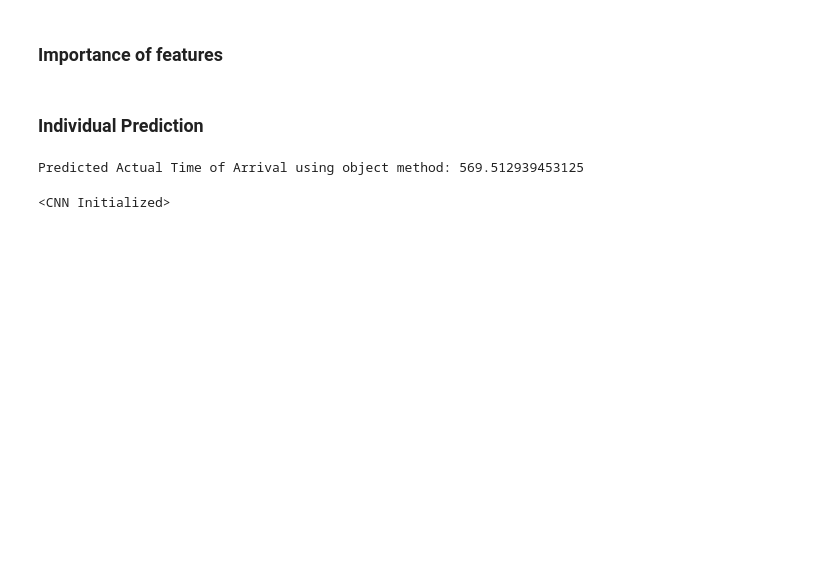
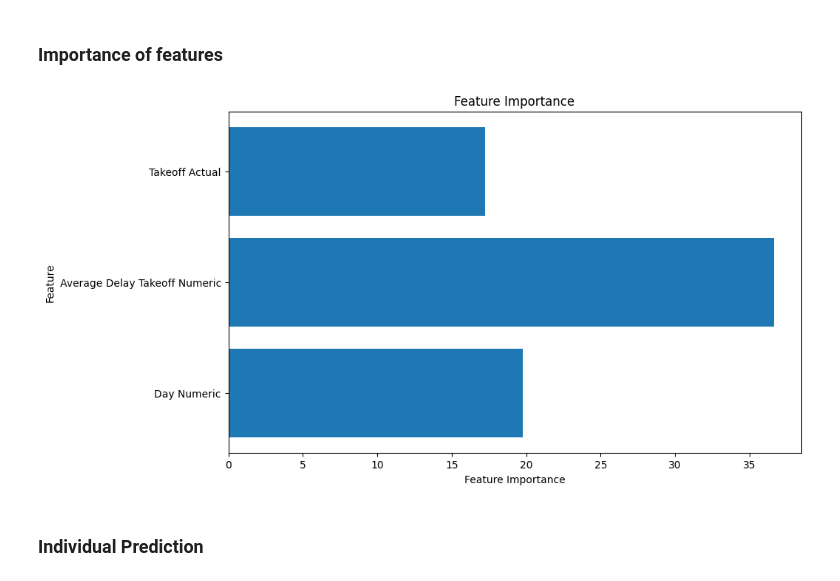
Before and after one commit to Keya2418/Honeywell-Project, a Jupyter notebook: PHX-LV/Machine_Learning/nn.ipynb, the cells around one changed output. Drawn from its saved outputs; the diff is of its cells as text; code cells hidden in the pictures; blank space fills up the shorter version.

Commit message:
Final nn model
Uploading the final neural network model.

```diff
--- a/PHX-LV/Machine_Learning/nn.ipynb
+++ b/PHX-LV/Machine_Learning/nn.ipynb
@@ -40,3 +29,7 @@ df = df.dropna()
+# %%
+
+# Extract day from Date column and create a new column 'Day'
+df['Day'] = pd.to_datetime(df['Date']).dt.day_name()
 # %% [markdown]
 ### Taxi and average delay Takeoff Data cleaning
 # %%
@@ -88,6 +89,27 @@ X
 # Convert time columns to numerical format (hours and minutes)
 for column in ['Takeoff Actual', 'Takeoff Estimated', 'Landing Actual', 'Landing Estimated']:
     df[column] = pd.to_datetime(df[column]).dt.hour * 60 + pd.to_datetime(df[column]).dt.minute
+
+def map_day_to_numeric(day):
+    if day == 'Monday':
+        return 1
+    elif day == 'Tuesday':
+        return 2
+    elif day == 'Wednesday':
+        return 3
+    elif day == 'Thursday':
+        return 4
+    elif day == 'Friday':
+        return 5
+    elif day == 'Saturday':
+        return 6
+    elif day == 'Sunday':
+        return 7
+    else:
+        return -1  # Handle unknown cases if any
+
+# Assuming 'Day' column contains the days of the week
+df['Day Numeric'] = df['Day'].apply(map_day_to_numeric)
 
 # Define a function to map categories to numerical values
 def map_delay_to_numeric(text):
@@ -111,7 +133,7 @@ df['Average Delay Takeoff'] = df['Average Delay Takeoff'].astype(str)
 df['Average Delay Takeoff Numeric'] = df['Average Delay Takeoff'].apply(map_delay_to_numeric)
 
 # Define features and target
-features = ['Takeoff Actual', 'Takeoff Estimated', 'Landing Estimated', 'Average Delay Takeoff Numeric']
+features = ['Takeoff Actual', 'Average Delay Takeoff Numeric', 'Day Numeric']
 target = 'Landing Actual'
 
 # Extract features and target
@@ -394,42 +447,23 @@ plt.show()
 # %%
 
 # Get the weights of the input layer
 input_layer_weights = model.fc1.weight.detach().numpy()
 
 # Calculate the absolute sum of weights for each feature
 feature_importance = np.abs(input_layer_weights).sum(axis=0)  # sum along the columns
 
 # Get the feature names
-feature_names = ['Takeoff Actual', 'Takeoff Estimated', 'Landing Estimated', 'Average Delay Takeoff Numeric']
+feature_names = ['Takeoff Actual', 'Average Delay Takeoff Numeric', 'Day Numeric']
 
 # Plot the feature importance
 plt.figure(figsize=(10, 6))
 plt.barh(feature_names, feature_importance)
 plt.xlabel('Feature Importance')
 plt.ylabel('Feature')
 plt.title('Feature Importance')
 plt.gca().invert_yaxis()  # Invert y-axis to have the most important feature at the top
 plt.show()
+# %% [output]
+[figure, added]
 # %% [markdown]
 ### Individual Prediction
-# %%
-
-# Sample input data for testing
-sample_input_data = {
-    'Takeoff Actual': 8 * 60 + 30,  # Takeoff time  (8:30 AM)
-    'Takeoff Estimated': 8 * 60 + 40,  # Estimated takeoff time (8:40 AM)
-    'Landing Estimated': 9 * 60 + 50,  # Estimated landing time (9:50 AM)
-    'Average Delay Takeoff Numeric': 1  # Numeric representation of average delay
-}
-# features = ['Takeoff Actual', 'Takeoff Estimated', 'Landing Estimated', 'Average Delay Takeoff Numeric']
-
-res = model.predict(8 * 60 + 30, 8 * 60 + 40, 9 * 60 + 50, 1)
-print(f"Predicted Actual Time of Arrival using object method: {res}")
-# %% [output]
-Predicted Actual Time of Arrival using object method: 569.512939453125
-# %%
-scripted_model = torch.jit.script(model)
-print(model)
-scripted_model.save("../trained-model.pt")
-# %% [output]
-<CNN Initialized>
```
Also changed, not shown: parts of 19 cells of this notebook.
